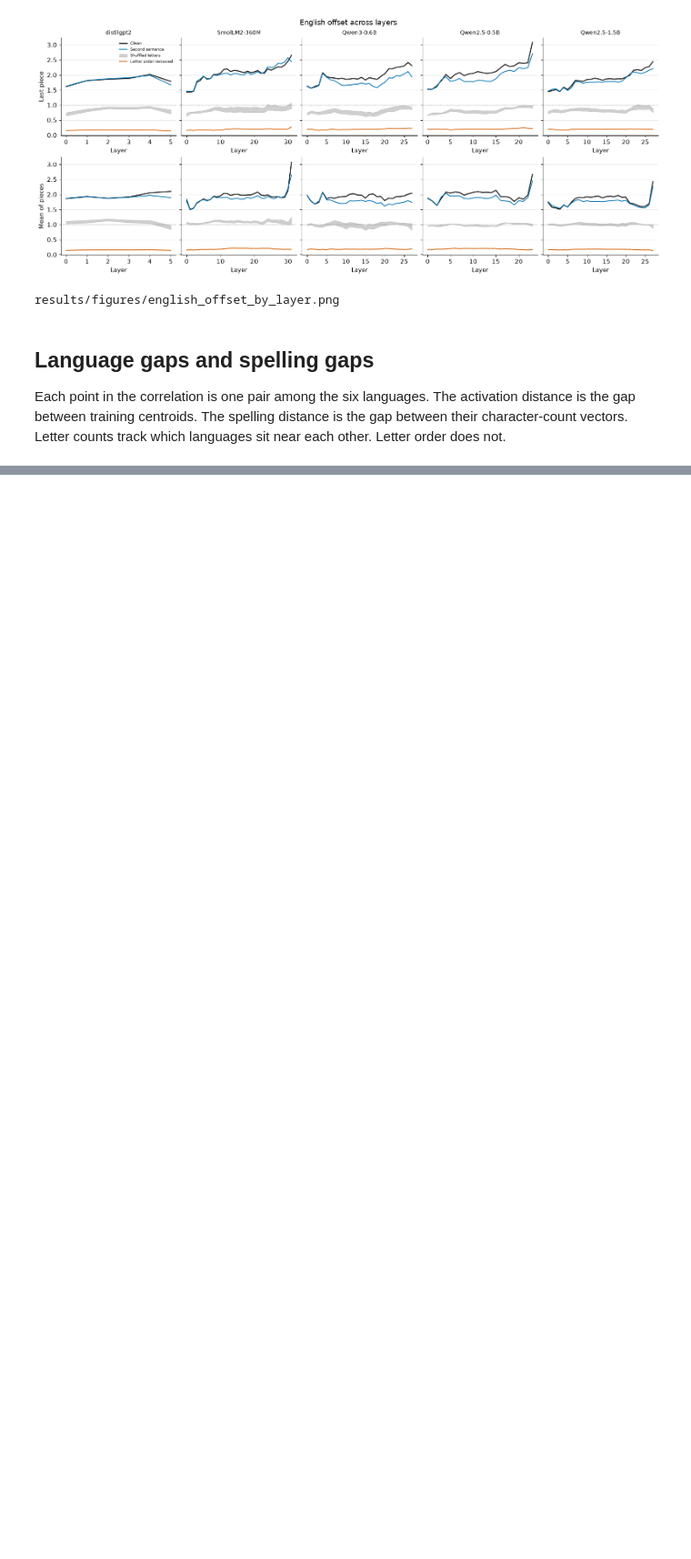
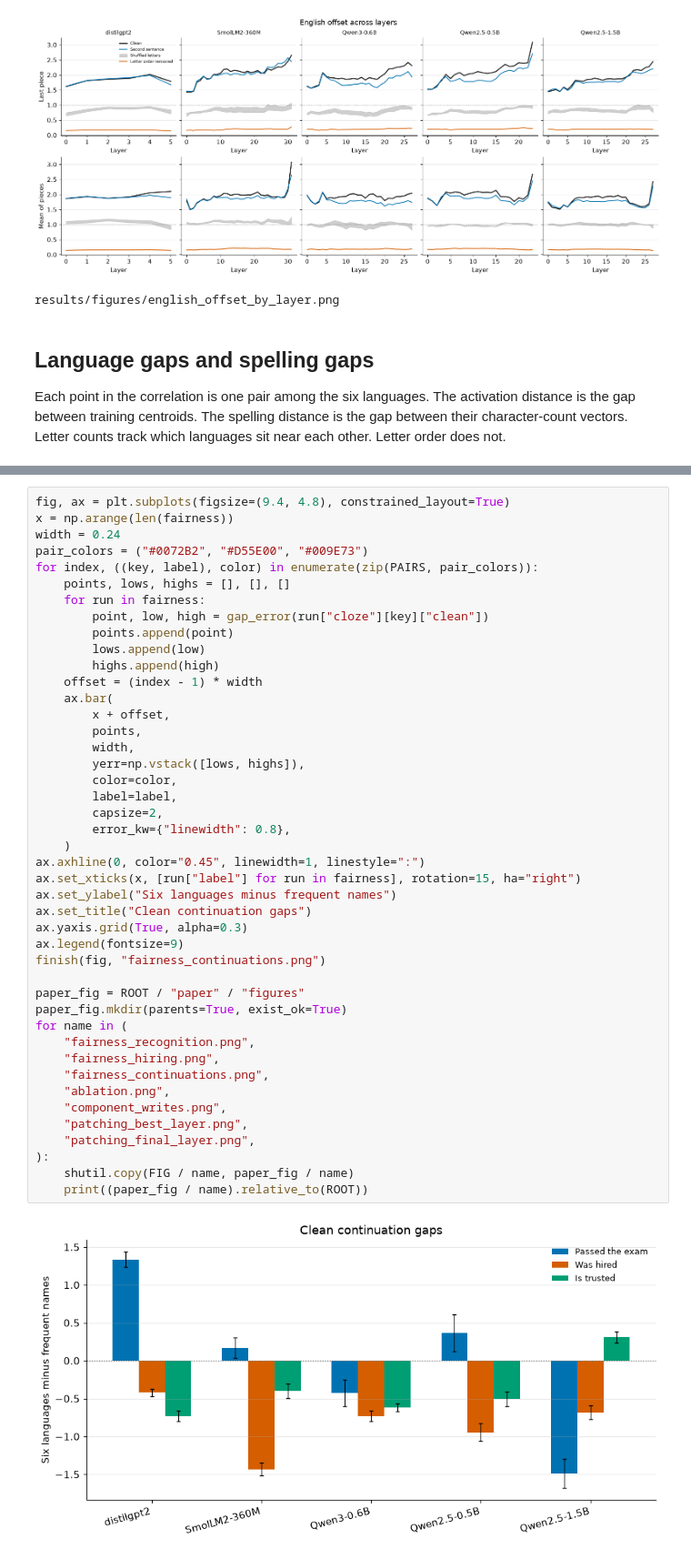
Before and after one commit to amanishimwe/names-bechmark, a Jupyter notebook: notebooks/language_visualizations.ipynb, the cells around one changed output, grey strips where cells are left out. Shown at 91% size. Drawn from its saved outputs; the diff is of its cells as text; blank space fills up the shorter version.

```diff
--- a/notebooks/language_visualizations.ipynb
+++ b/notebooks/language_visualizations.ipynb
@@ -799,0 +1125,46 @@ Qwen2.5-1.5B     mean   1.73 [1.57,1.89]  0.99    0.17    0.62    1.76    0.77
+# %%
+fig, ax = plt.subplots(figsize=(9.4, 4.8), constrained_layout=True)
+x = np.arange(len(fairness))
+width = 0.24
+pair_colors = ("#0072B2", "#D55E00", "#009E73")
+for index, ((key, label), color) in enumerate(zip(PAIRS, pair_colors)):
+    points, lows, highs = [], [], []
+    for run in fairness:
+        point, low, high = gap_error(run["cloze"][key]["clean"])
+        points.append(point)
+        lows.append(low)
+        highs.append(high)
+    offset = (index - 1) * width
+    ax.bar(
+        x + offset,
+        points,
+        width,
+        yerr=np.vstack([lows, highs]),
+        color=color,
+        label=label,
+        capsize=2,
+        error_kw={"linewidth": 0.8},
+    )
+ax.axhline(0, color="0.45", linewidth=1, linestyle=":")
+ax.set_xticks(x, [run["label"] for run in fairness], rotation=15, ha="right")
+ax.set_ylabel("Six languages minus frequent names")
+ax.set_title("Clean continuation gaps")
+ax.yaxis.grid(True, alpha=0.3)
+ax.legend(fontsize=9)
+finish(fig, "fairness_continuations.png")
+
+paper_fig = ROOT / "paper" / "figures"
+paper_fig.mkdir(parents=True, exist_ok=True)
+for name in (
+    "fairness_recognition.png",
+    "fairness_hiring.png",
+    "fairness_continuations.png",
+    "ablation.png",
+    "component_writes.png",
+    "patching_best_layer.png",
+    "patching_final_layer.png",
+):
+    shutil.copy(FIG / name, paper_fig / name)
+    print((paper_fig / name).relative_to(ROOT))
+# %% [output]
+[figure, added]
```
Also changed, not shown: parts of 20 cells of this notebook, 23 other files.
